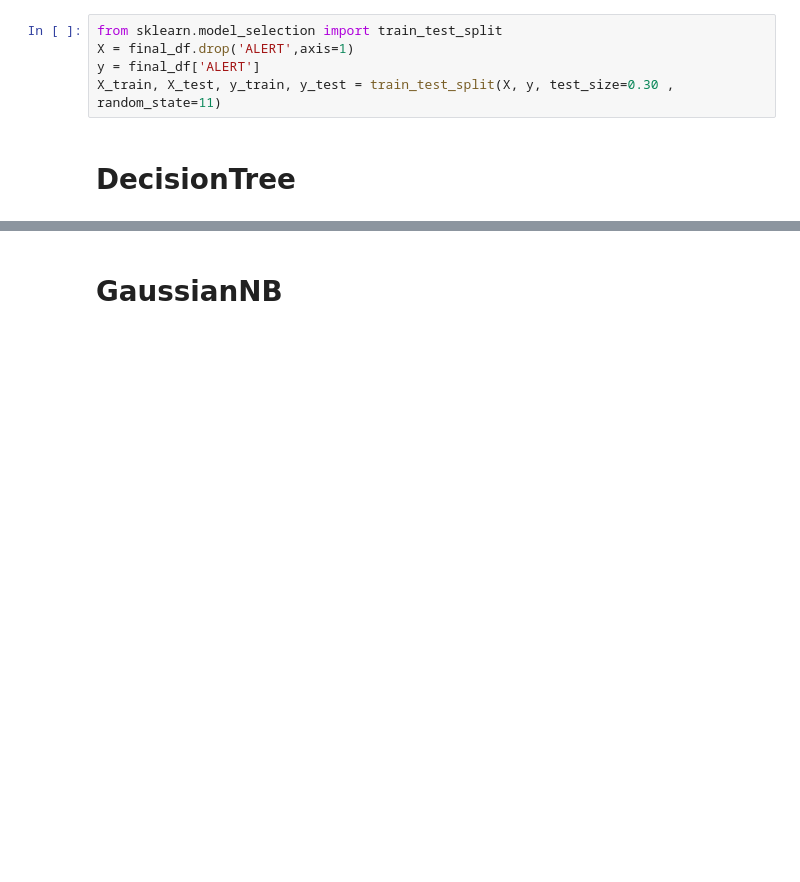
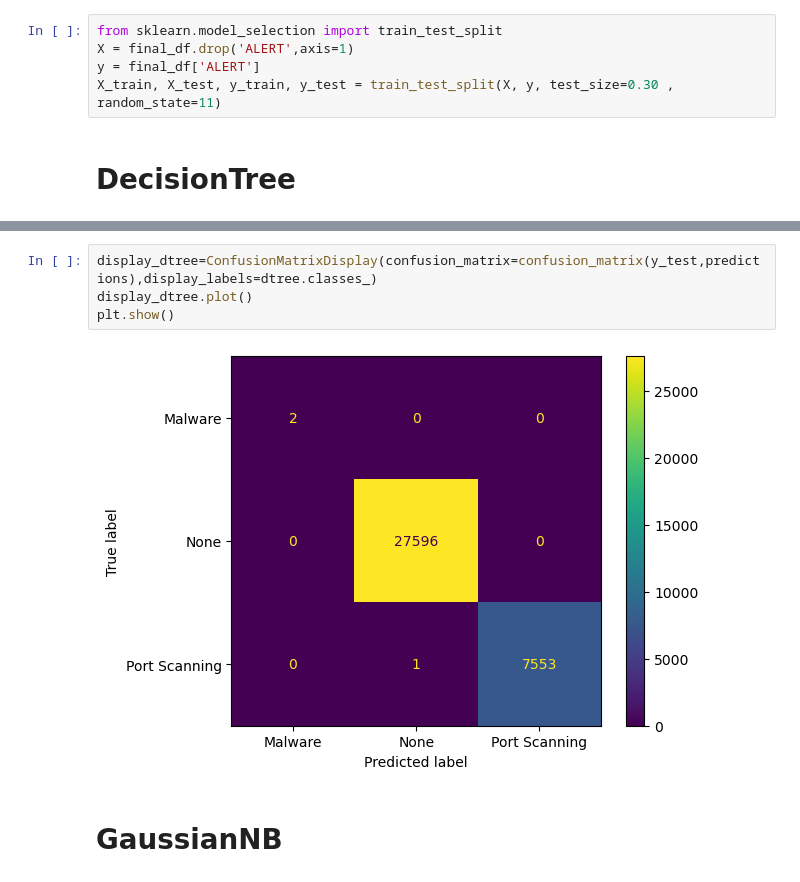
Before and after one commit to Tuwaiq-Data-Science-Bootcamp-V3/Bootcamp-Project-4-Machine-Learning, a Jupyter notebook: Bootcamp-Project-4.ipynb, the cells around one changed output, grey strips where cells are left out. Saved outputs shown, nothing was run; the diff lists cells and outputs as text; blank space fills up the shorter version.

```diff
--- a/Bootcamp-Project-4.ipynb
+++ b/Bootcamp-Project-4.ipynb
@@ -85,5 +79,11 @@ print("accuracy : ",accuracy_score(y_test,predictions)*100)
 
 accuracy :  99.99715521165226
+# %%
+display_dtree=ConfusionMatrixDisplay(confusion_matrix=confusion_matrix(y_test,predictions),display_labels=dtree.classes_)
+display_dtree.plot()
+plt.show()
+# %% [output]
+[figure, added]
 # %% [markdown]
 # GaussianNB
 # %%
```
Also changed, not shown: parts of 7 cells of this notebook.
